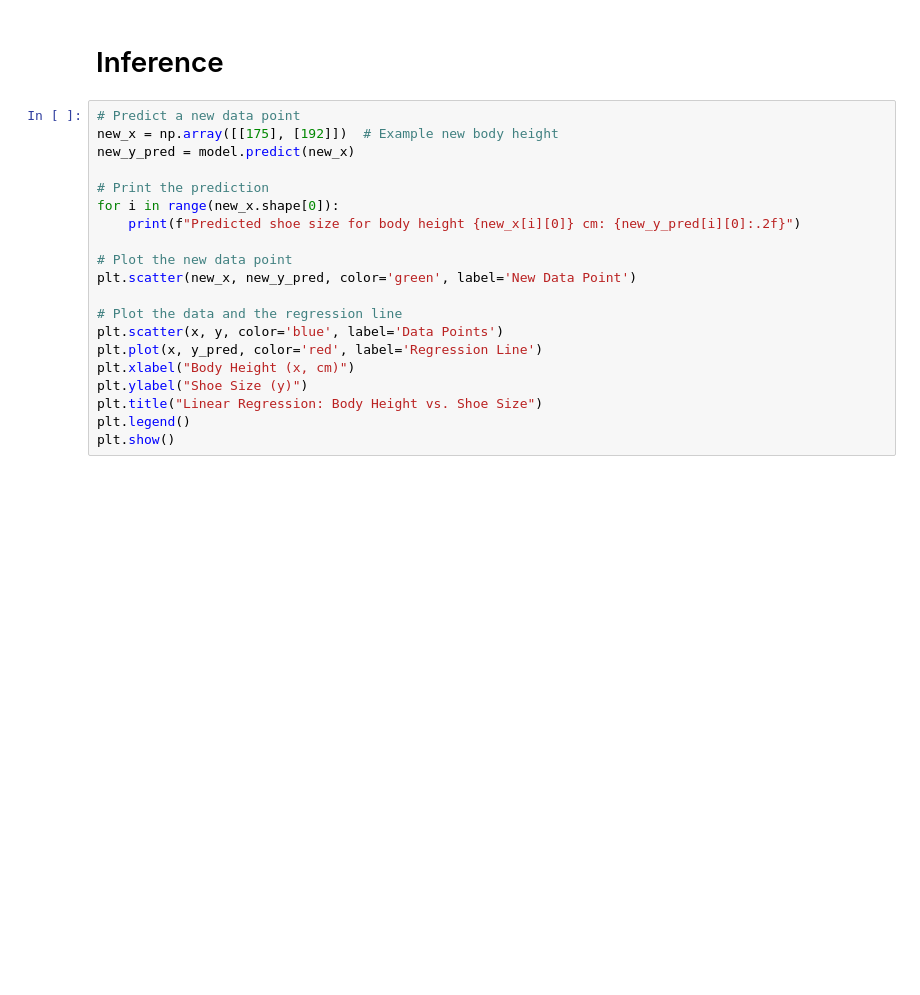
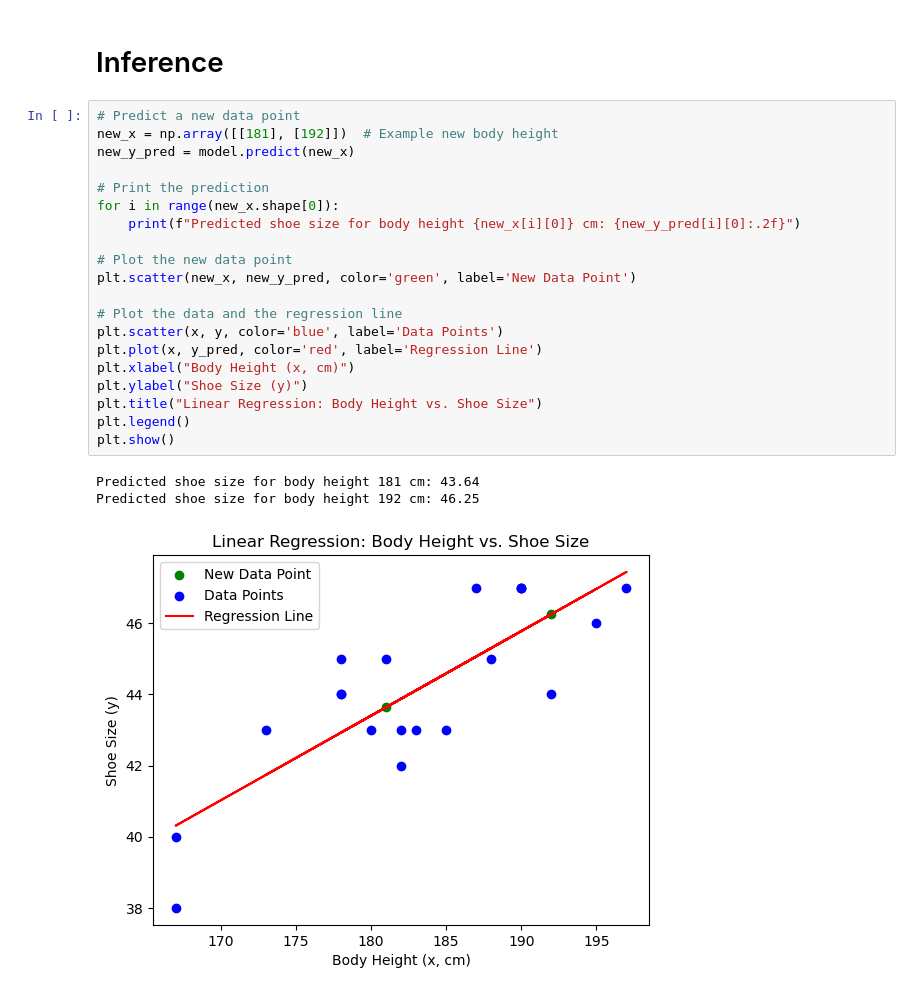
Before and after one commit to arne-ewald/24wpm_artificial_intelligence, a Jupyter notebook: lin_reg_scikitL.ipynb, the cells around one changed output. Drawn from its saved outputs; the diff is of its cells as text; blank space fills up the shorter version.

```diff
--- a/lin_reg_scikitL.ipynb
+++ b/lin_reg_scikitL.ipynb
@@ -77,21 +92,25 @@ print(f"R² Score: {r2:.2f}")
 # Inference
 # %%
 # Predict a new data point
-new_x = np.array([[175], [192]])  # Example new body height
+new_x = np.array([[181], [192]])  # Example new body height
 new_y_pred = model.predict(new_x)
 
 # Print the prediction
 for i in range(new_x.shape[0]):
     print(f"Predicted shoe size for body height {new_x[i][0]} cm: {new_y_pred[i][0]:.2f}")
 
 # Plot the new data point
 plt.scatter(new_x, new_y_pred, color='green', label='New Data Point')
 
 # Plot the data and the regression line
 plt.scatter(x, y, color='blue', label='Data Points')
 plt.plot(x, y_pred, color='red', label='Regression Line')
 plt.xlabel("Body Height (x, cm)")
 plt.ylabel("Shoe Size (y)")
 plt.title("Linear Regression: Body Height vs. Shoe Size")
 plt.legend()
 plt.show()
+# %% [output]
+Predicted shoe size for body height 181 cm: 43.64
+Predicted shoe size for body height 192 cm: 46.25
+[figure, added]
```
Also changed, not shown: parts of 4 cells of this notebook, 4 other files.
